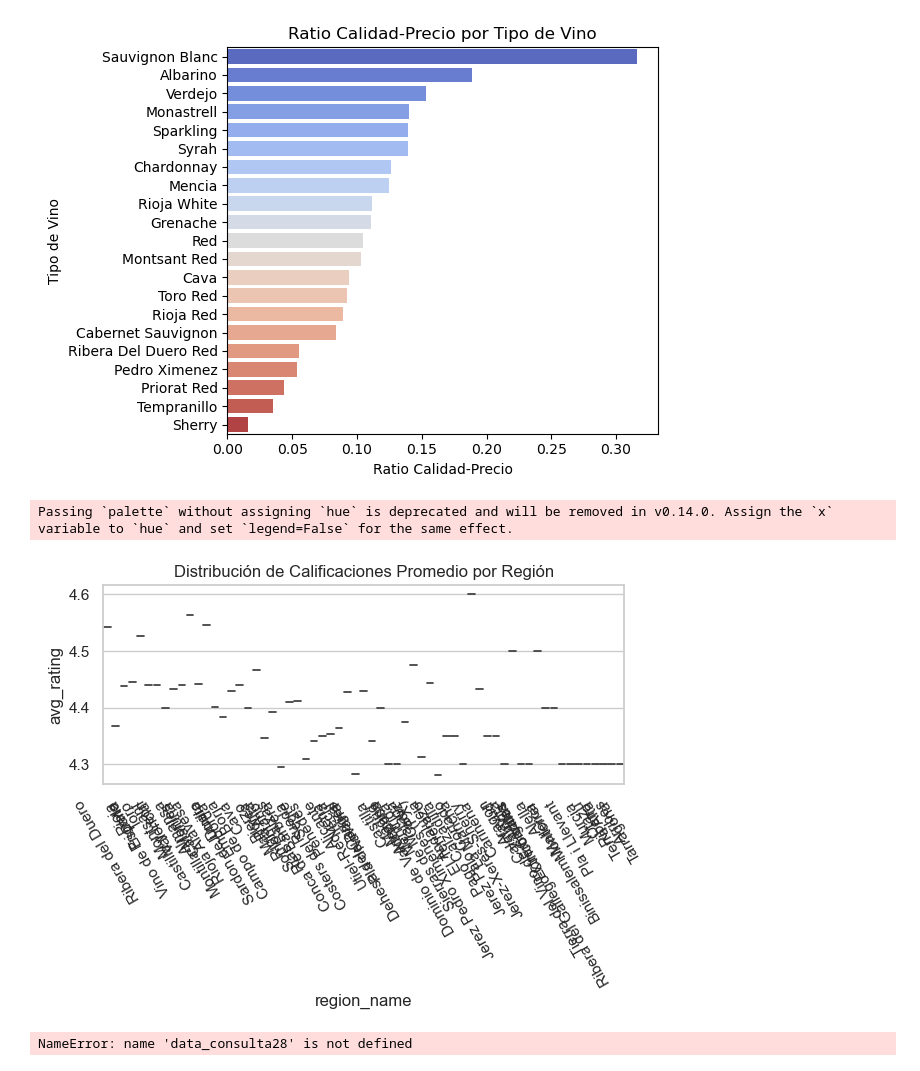
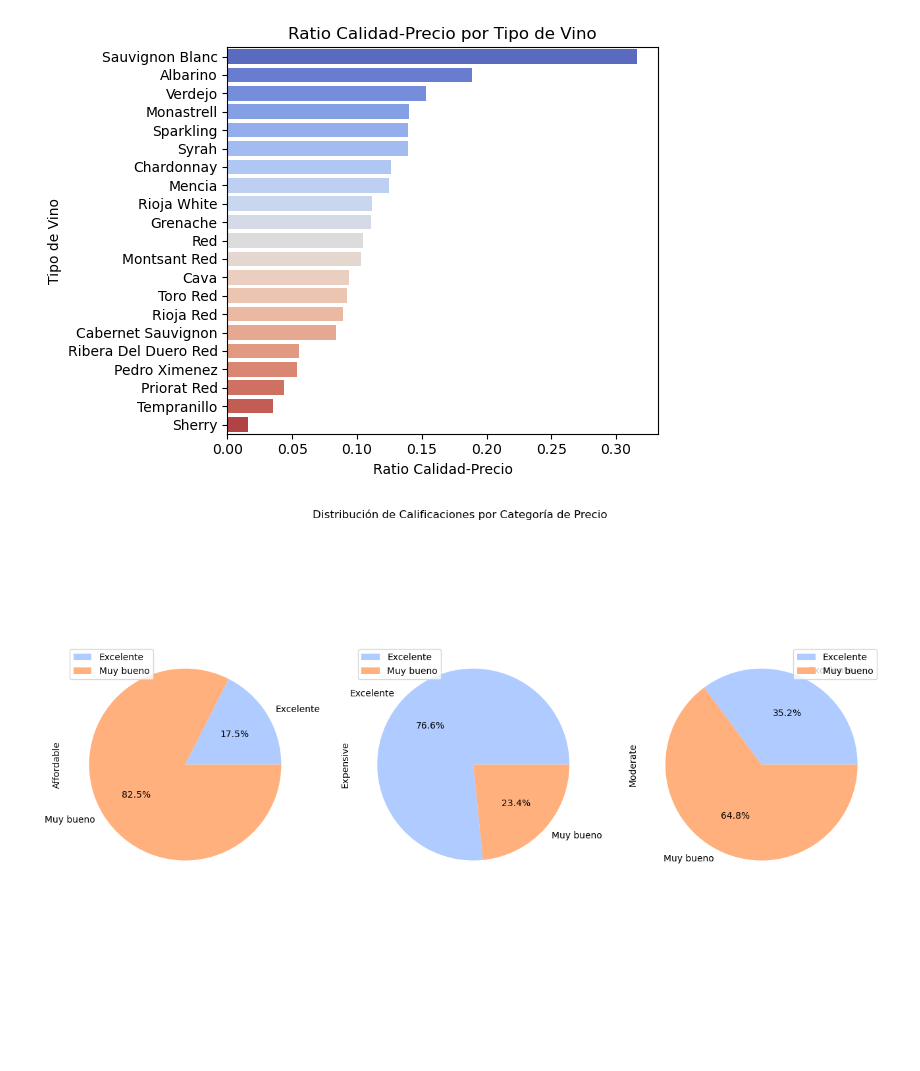
Before and after one commit to datasilvia/WineDatabase, a Jupyter notebook: SQLWB_CSV/Consultas_Python/visualization.ipynb, the cells around one changed output. Saved outputs shown, nothing was run; the diff lists cells and outputs as text; code cells hidden in the pictures; blank space fills up the shorter version.

```diff
--- a/SQLWB_CSV/Consultas_Python/visualization.ipynb
+++ b/SQLWB_CSV/Consultas_Python/visualization.ipynb
@@ -110,21 +112,18 @@ plt.show()
 # %% [output]
 Passing `palette` without assigning `hue` is deprecated and will be removed in v0.14.0. Assign the `y` variable to `hue` and set `legend=False` for the same effect.
 [figure]
-# %%
-# Consulta 30: Distribución de calificaciones promedio por región
-sns.violinplot(data=data_consulta2, x='region_name', y='avg_rating', palette='muted', inner='quartile')
-plt.title('Distribución de Calificaciones Promedio por Región')
-plt.xticks(rotation=45)
-plt.tight_layout()
-plt.show()
-# %% [output]
-Passing `palette` without assigning `hue` is deprecated and will be removed in v0.14.0. Assign the `x` variable to `hue` and set `legend=False` for the same effect.
-[figure, removed]
 # %%
 # Consulta 28: Distribución de calificaciones por categoría de precio
+custom_colors = ['#AFCBFF', '#FFB07C']
 categories = data_consulta28.groupby(['rating_category', 'price_category']).sum()['total_wines'].unstack()
-categories.plot(kind='pie', subplots=True, autopct='%1.1f%%', figsize=(16, 8), cmap=cm.get_cmap('coolwarm'))
+categories.plot(
+    kind='pie',
+    subplots=True,
+    autopct='%1.1f%%',
+    figsize=(16, 8),
+    colors=custom_colors
+)
 plt.suptitle('Distribución de Calificaciones por Categoría de Precio')
 plt.show()
 # %% [output]
-NameError: name 'data_consulta28' is not defined
+[figure, added]
```
Also changed, not shown: parts of 4 cells of this notebook.
